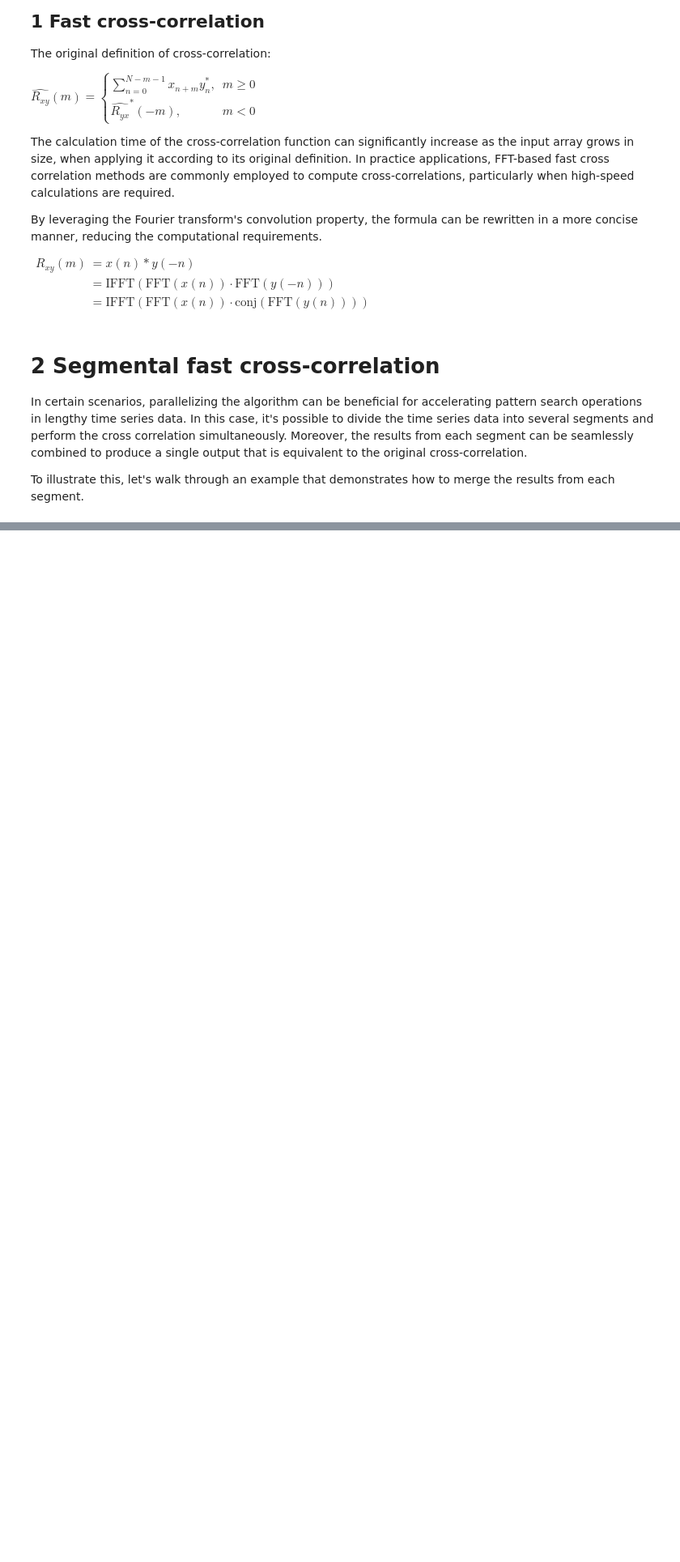
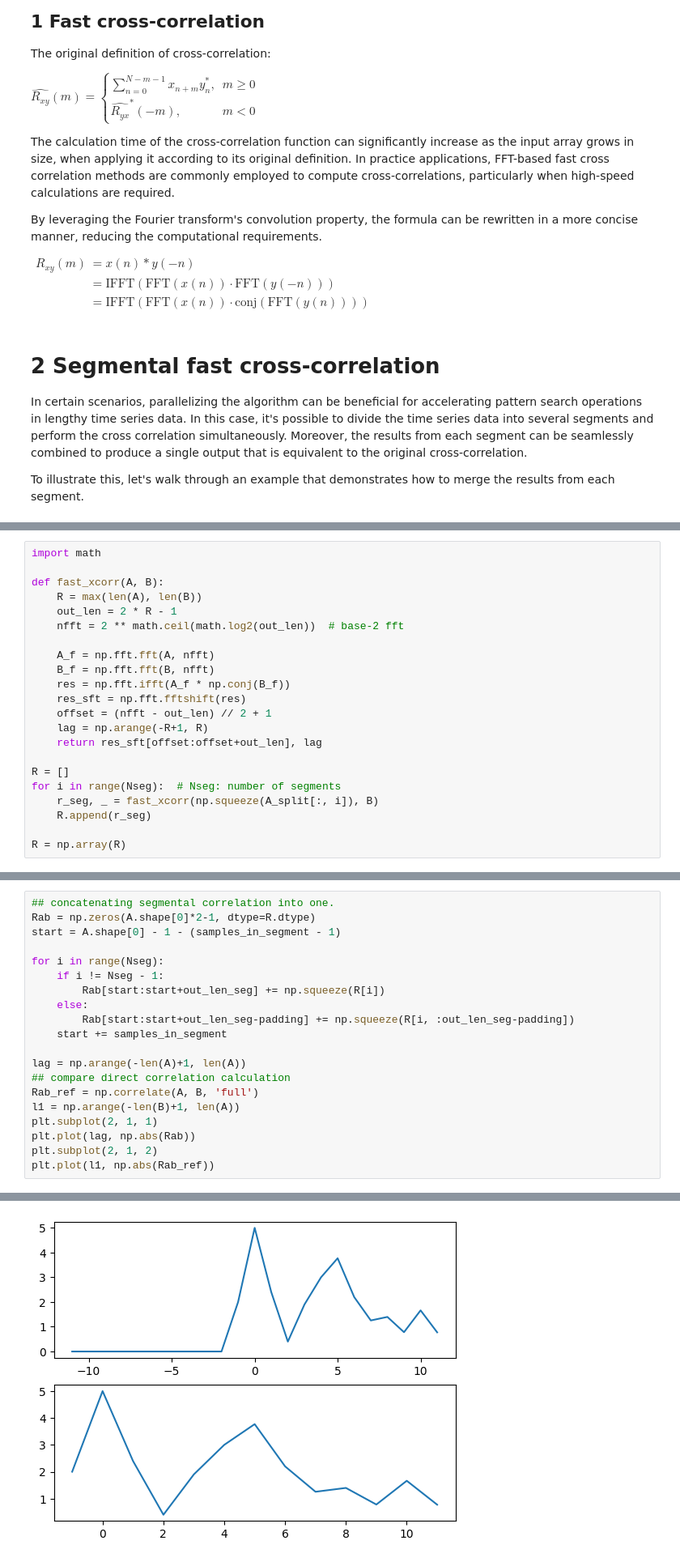
Before and after one commit to ArtisticZhao/notes, a Jupyter notebook: mathematics/segmental_xcorr.ipynb, the cells around one changed output, grey strips where cells are left out. Shown at 81% size. Drawn from its saved outputs; the diff is of its cells as text; blank space fills up the shorter version.

```diff
--- a/mathematics/segmental_xcorr.ipynb
+++ b/mathematics/segmental_xcorr.ipynb
@@ -71,0 +57,22 @@ plot(abs(Rab_))
+# %%
+import math
+
+def fast_xcorr(A, B):
+    R = max(len(A), len(B))
+    out_len = 2 * R - 1
+    nfft = 2 ** math.ceil(math.log2(out_len))  # base-2 fft
+
+    A_f = np.fft.fft(A, nfft)
+    B_f = np.fft.fft(B, nfft)
+    res = np.fft.ifft(A_f * np.conj(B_f))
+    res_sft = np.fft.fftshift(res)
+    offset = (nfft - out_len) // 2 + 1
+    lag = np.arange(-R+1, R)
+    return res_sft[offset:offset+out_len], lag
+
+R = []
+for i in range(Nseg):  # Nseg: number of segments
+    r_seg, _ = fast_xcorr(np.squeeze(A_split[:, i]), B)
+    R.append(r_seg)
+
+R = np.array(R)
@@ -71,0 +81,21 @@ plot(abs(Rab_))
+# %%
+## concatenating segmental correlation into one.
+Rab = np.zeros(A.shape[0]*2-1, dtype=R.dtype)
+start = A.shape[0] - 1 - (samples_in_segment - 1)
+
+for i in range(Nseg):
+    if i != Nseg - 1:
+        Rab[start:start+out_len_seg] += np.squeeze(R[i])
+    else:
+        Rab[start:start+out_len_seg-padding] += np.squeeze(R[i, :out_len_seg-padding])
+    start += samples_in_segment
+
+lag = np.arange(-len(A)+1, len(A))
+## compare direct correlation calculation
+Rab_ref = np.correlate(A, B, 'full')
+l1 = np.arange(-len(B)+1, len(A))
+plt.subplot(2, 1, 1)
+plt.plot(lag, np.abs(Rab))
+plt.subplot(2, 1, 2)
+plt.plot(l1, np.abs(Rab_ref))
+# %% [output]
@@ -71,0 +103 @@ plot(abs(Rab_))
+[figure, added]
```
Also changed, not shown: parts of 10 cells of this notebook, 2 other files.
